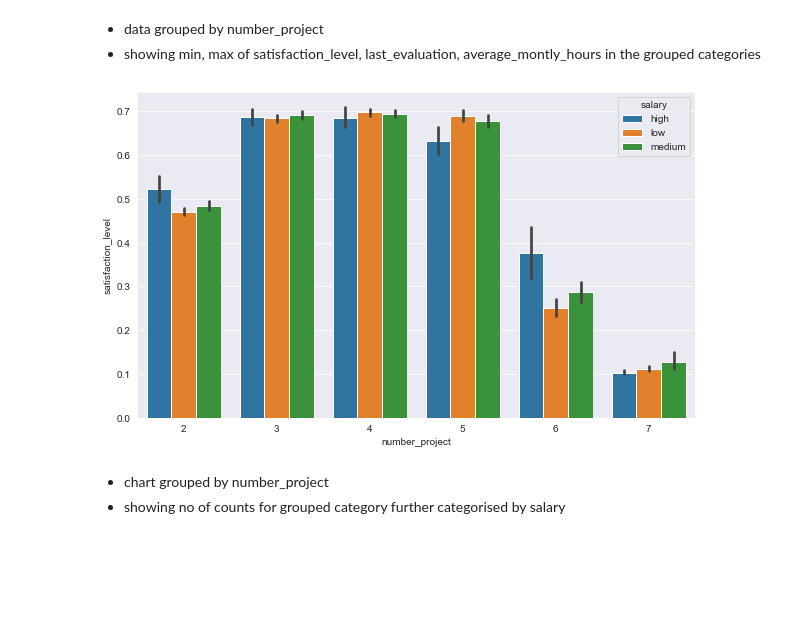
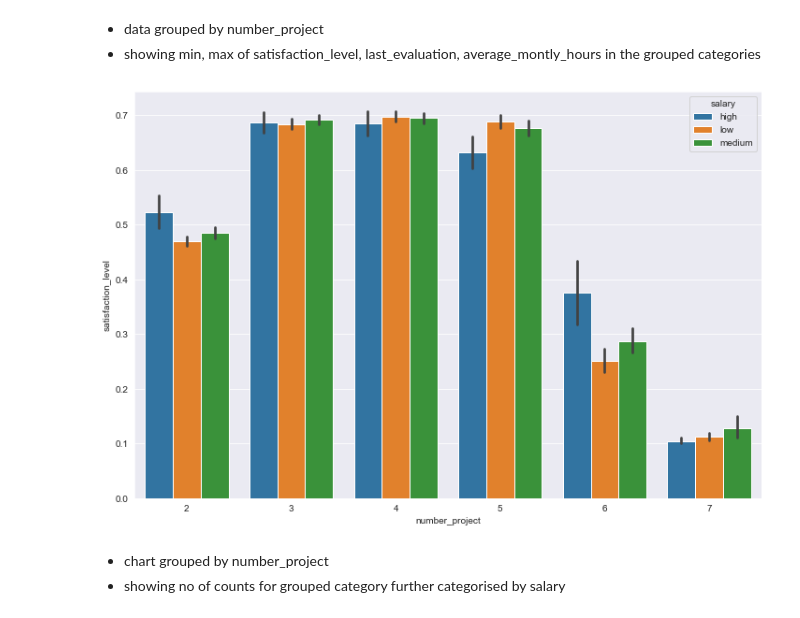
Before and after one commit to MdAliRaza/HR_Analysis, a Jupyter notebook: hr_analysis.ipynb, the cells around one changed output. Cells and saved outputs as stored; diff of their text form; code cells hidden in the pictures; blank space fills up the shorter version.

```diff
--- a/hr_analysis.ipynb
+++ b/hr_analysis.ipynb
@@ -467,11 +467,11 @@ df.groupby('number_project').agg(['min', 'max'])
 - data grouped by number_project
 - showing min, max of satisfaction_level, last_evaluation, average_montly_hours in the grouped categories
 # %%
-plt.figure(figsize=(10,6))
+plt.figure(figsize=(12,8))
 sns.barplot(data=df, x='number_project', y='satisfaction_level', hue='salary')
 plt.show()
 # %% [output]
-[figure, old version]
+[figure, new version]
 # %% [markdown]
 - chart grouped by number_project
 - showing no of counts for grouped category further categorised by salary
```
Also changed, not shown: parts of 15 cells of this notebook.
